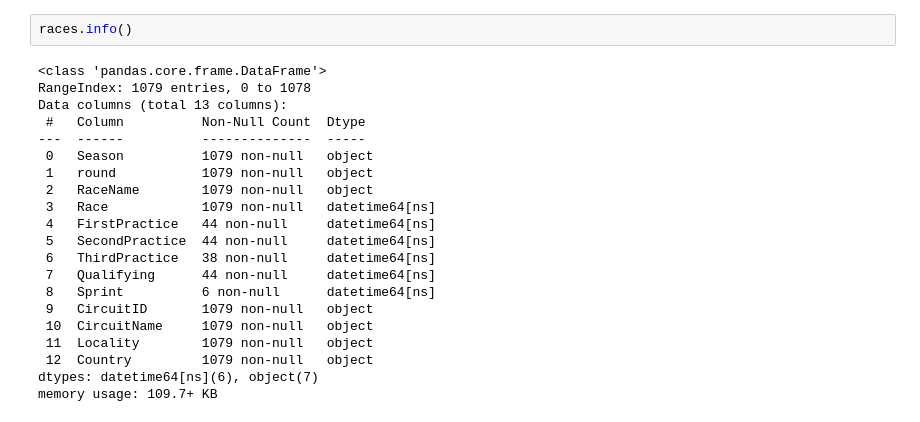
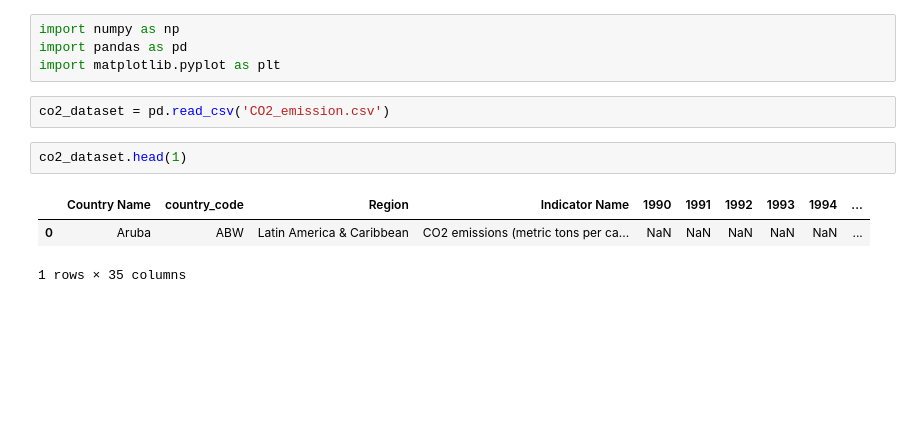
Before and after one commit to pablo-git8/Springboard-DS-Career-Track, a Jupyter notebook: Unit20-3_Craft_Story/Dataset_Storytelling.ipynb, the cells around one changed output. Saved outputs shown, nothing was run; the diff lists cells and outputs as text; blank space fills up the shorter version.

Commit message:
saving csv file for data visualization

```diff
--- a/Unit20-3_Craft_Story/Dataset_Storytelling.ipynb
+++ b/Unit20-3_Craft_Story/Dataset_Storytelling.ipynb
@@ -148,23 +1,12 @@ races.loc[races['Season'] == '2022']
-# %%
-races.info()
-# %% [output]
-<class 'pandas.core.frame.DataFrame'>
-RangeIndex: 1079 entries, 0 to 1078
-Data columns (total 13 columns):
- #   Column          Non-Null Count  Dtype
----  ------          --------------  -----
- 0   Season          1079 non-null   object
- 1   round           1079 non-null   object
- 2   RaceName        1079 non-null   object
- 3   Race            1079 non-null   datetime64[ns]
- 4   FirstPractice   44 non-null     datetime64[ns]
- 5   SecondPractice  44 non-null     datetime64[ns]
- 6   ThirdPractice   38 non-null     datetime64[ns]
- 7   Qualifying      44 non-null     datetime64[ns]
- 8   Sprint          6 non-null      datetime64[ns]
- 9   CircuitID       1079 non-null   object
- 10  CircuitName     1079 non-null   object
- 11  Locality        1079 non-null   object
- 12  Country         1079 non-null   object
-dtypes: datetime64[ns](6), object(7)
-memory usage: 109.7+ KB
+# %%
+import numpy as np
+import pandas as pd
+import matplotlib.pyplot as plt
+# %%
+co2_dataset = pd.read_csv('CO2_emission.csv')
+# %%
+co2_dataset.head(1)
+# %% [output]
+|  | Country Name | country_code | Region | Indicator Name | 1990 | 1991 | 1992 | 1993 | 1994 | ... |
+| 0 | Aruba | ABW | Latin America & Caribbean | CO2 emissions (metric tons per ca... | NaN | NaN | NaN | NaN | NaN | ... |
+1 rows × 35 columns
```
Also changed, not shown: parts of 18 cells of this notebook.
